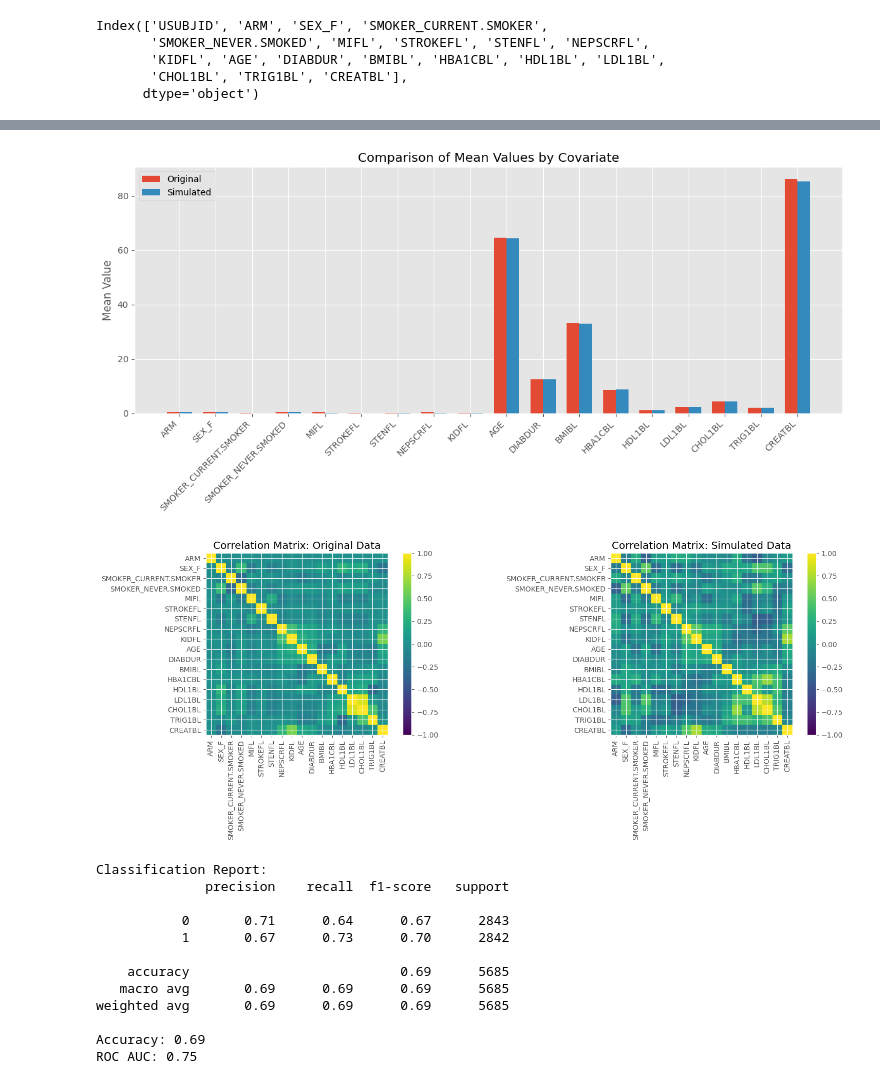
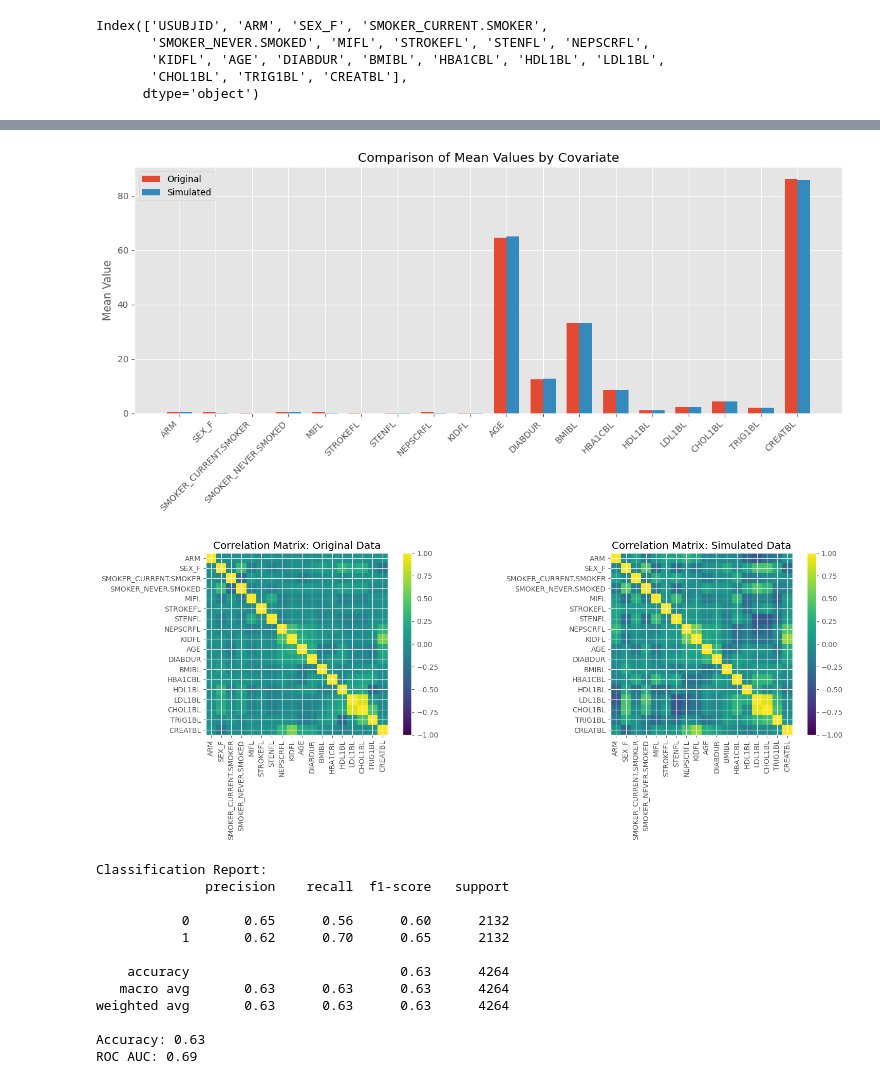
Before and after one commit to xwshen51/frengression, a Jupyter notebook: leader/simulation_leader.ipynb, the cells around one changed output, grey strips where cells are left out. Saved outputs shown, nothing was run; the diff lists cells and outputs as text; code cells hidden in the pictures.

```diff
--- a/leader/simulation_leader.ipynb
+++ b/leader/simulation_leader.ipynb
@@ -347,3 +347,5 @@ Epoch 9000: loss 19.9655, loss1 38.9645, loss2 37.9981
 Epoch 10000: loss 19.8269, loss1 39.2694, loss2 38.8850
 Epoch 11000: loss 19.6057, loss1 39.0668, loss2 38.9223
 Epoch 12000: loss 19.5862, loss1 39.1259, loss2 39.0793
+# %%
+model.train_xz(x_tr, z_tr, num_iters=4000, lr=1e-3, print_every_iter=1000)
@@ -421,8 +429,8 @@ from sklearn.metrics import accuracy_score, roc_auc_score, classification_report
 # 1. Population Summary Comparison
 # ---------------------------
 # Compute mean values for each covariate
-# original_df.drop(columns={'source'},inplace=True)
-# simulated_df.drop(columns={'source'},inplace=True)
+original_df.drop(columns={'source'},inplace=True)
+simulated_df.drop(columns={'source'},inplace=True)
 mean_original = original_df.mean()
 mean_simulated = simulated_df.mean()
 
@@ -489,44 +497,44 @@ sim['label'] = 1
 combined_df = pd.concat([orig, sim], ignore_index=True)
 
 # Separate features and target
 X = combined_df.drop(columns=['label'])
 y = combined_df['label']
 
 # Split into training and testing sets (stratified to maintain label balance)
-X_train, X_test, y_train, y_test = train_test_split(X, y, test_size=0.4, random_state=42, stratify=y)
+X_train, X_test, y_train, y_test = train_test_split(X, y, test_size=0.3, random_state=42, stratify=y)
 
 # Train a logistic regression classifier
 clf = LogisticRegression(max_iter=1000)
 clf.fit(X_train, y_train)
 
 # Get predictions and predicted probabilities for AUC calculation
 y_pred = clf.predict(X_test)
 y_pred_proba = clf.predict_proba(X_test)[:, 1]
 
 # Evaluate performance
 accuracy = accuracy_score(y_test, y_pred)
 auc = roc_auc_score(y_test, y_pred_proba)
 report = classification_report(y_test, y_pred)
 
 print("Classification Report:")
 print(report)
 print("Accuracy: {:.2f}".format(accuracy))
 print("ROC AUC: {:.2f}".format(auc))
 
 # If the two datasets are very similar, even a strong classifier should perform poorly
 # (accuracy near 50% and AUC near 0.5), indicating that it is difficult to tell them apart.
 # %% [output]
 [figure]
-[figure, old version]
+[figure, new version]
 Classification Report:
               precision    recall  f1-score   support
 
-           0       0.71      0.64      0.67      2843
-           1       0.67      0.73      0.70      2842
+           0       0.65      0.56      0.60      2132
+           1       0.62      0.70      0.65      2132
 
-    accuracy                           0.69      5685
-   macro avg       0.69      0.69      0.69      5685
-weighted avg       0.69      0.69      0.69      5685
+    accuracy                           0.63      4264
+   macro avg       0.63      0.63      0.63      4264
+weighted avg       0.63      0.63      0.63      4264
 
-Accuracy: 0.69
-ROC AUC: 0.75
+Accuracy: 0.63
+ROC AUC: 0.69
```
Also changed, not shown: parts of 3 cells of this notebook, 1 other file.
